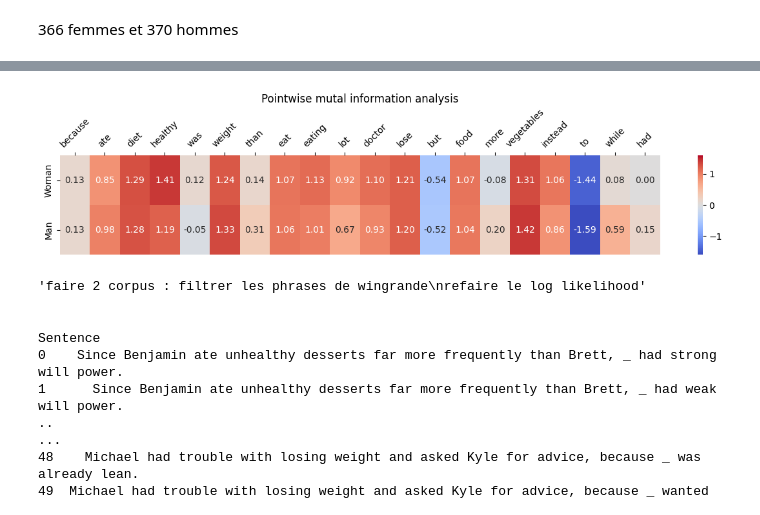
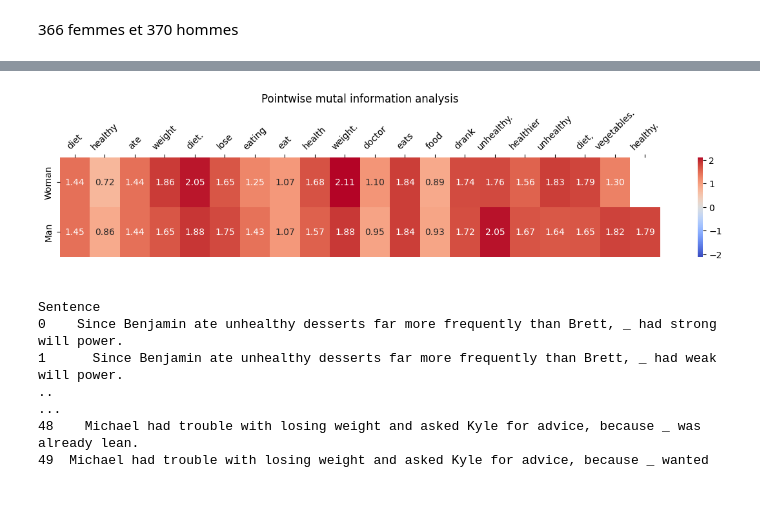
Before and after one commit to MathieuDehouck/Wino-UROP, a Jupyter notebook: classement phrases/Dimitri_notebook_1_nourriture.ipynb, the cells around one changed output, grey strips where cells are left out. Drawn from its saved outputs; the diff is of its cells as text; code cells hidden in the pictures.

```diff
--- a/classement phrases/Dimitri_notebook_1_nourriture.ipynb
+++ b/classement phrases/Dimitri_notebook_1_nourriture.ipynb
@@ -337,6 +317,7 @@ def frequency_list(df):
     return *frequency3(tot_word_list), len(tot_word_list)
 
 frequency_list_df1, dict_frequency_list_df1, size_frequency_list_df1 = frequency_list(df)
+frequency_list_df_normal, dict_frequency_list_df_normal, size_frequency_list_df_normal = frequency_list(df_normal)
 # %% [markdown]
 récupérer les 2 fréquences relatives : cacluler la diff normalisée par la fréquence du corpus de référécen
     on s'attend à une distribution en cloche
@@ -417,7 +399,7 @@ def log_for_40_values(frequency_list_df1, my_dict_coca,size_frequency_list_df1,s
         i += 1
     return list_likelihood
 
-list_likelihood = log_for_40_values(frequency_list_df1,my_dict_coca,size_frequency_list_df1, size_frequency_list_df2)
+list_likelihood = log_for_40_values(frequency_list_df1,dict_frequency_list_df_normal,size_frequency_list_df1, size_frequency_list_df_normal)
 
 L = sorted(list_likelihood,key = lambda x: x[1], reverse = True)
 # %%
@@ -480,7 +462,7 @@ a = 0.1
 for i in tqdm(range(20)):
     for j in range(20):
         co_matrix[i][j] = cooccurrence(L[i][0],L[j][0])
-        co_matrix[i][j] = (co_matrix[i][j] + a) / (nb_sentences +  a * len(frequency_list_df1))
+        # co_matrix[i][j] = (co_matrix[i][j] + a) / (nb_sentences +  a * len(frequency_list_df1))
 
 
 
@@ -645,33 +628,34 @@ plt.show()
 # %%
-import numpy as np
+n = 20
 
-# Assuming your matrices are numpy arrays
-with np.errstate(divide='ignore', invalid='ignore'):
-    PMI_matrix_gender[0] = np.log(co_matrix_gender[0] / (a * co_matrix_diag.diagonal()))
-    PMI_matrix_gender[0][~np.isfinite(PMI_matrix_gender[0])] = 0  # replace inf/nan with 0
+PMI_matrix_gender = np.zeros_like(co_matrix_gender, dtype=float)
 
-    PMI_matrix_gender[1] = np.log(co_matrix_gender[1] / (b * co_matrix_diag.diagonal()))
-    PMI_matrix_gender[1][~np.isfinite(PMI_matrix_gender[1])] = 0
+for j in range(20):
+  if co_matrix_gender[0][j] == 0 or  co_matrix_diag[j][j] == 0:
+    PMI_matrix_gender[0][j] = float('-inf')
+  else:
+    PMI_matrix_gender[0][j] = math.log(co_matrix_gender[0][j]/(a*co_matrix_diag[j][j]))
+for j in range(20):
+  if co_matrix_gender[1][j] == 0 or  co_matrix_diag[j][j] == 0:
+    PMI_matrix_gender[1][j] = float('-inf')
+  else:
+    PMI_matrix_gender[1][j] = math.log(co_matrix_gender[1][j]/(a*co_matrix_diag[j][j]))
 # %%
 labels = L[:20]
 labels = [x[0] for x in labels]
 
-max_val = np.max(np.abs(PMI_matrix_gender))
+finite_mask = np.isfinite(PMI_matrix_gender)
+max_val = np.max(np.abs(PMI_matrix_gender[finite_mask]))
 
 plt.figure(figsize=(15, 2))
 sns.heatmap(PMI_matrix_gender, annot=True, fmt="0.2f",vmin=-max_val, vmax=max_val, cmap="coolwarm",xticklabels= labels, yticklabels= ["Woman","Man"])
 plt.gca().xaxis.set_ticks_position('top')
 plt.xticks(rotation=45)
 plt.title("Pointwise mutal information analysis")
 
 plt.show()
 # %% [output]
-[figure, old version]
+[figure, new version]
-# %%
-"""faire 2 corpus : filtrer les phrases de wingrande
-refaire le log likelihood"""
-# %% [output]
-'faire 2 corpus : filtrer les phrases de wingrande\nrefaire le log likelihood'
 # %%
 df_female = pd.DataFrame(columns=['Sentence'])
 for i in  tqdm(range(len(df))):
```
Also changed, not shown: parts of 13 cells of this notebook, 2 other files.
